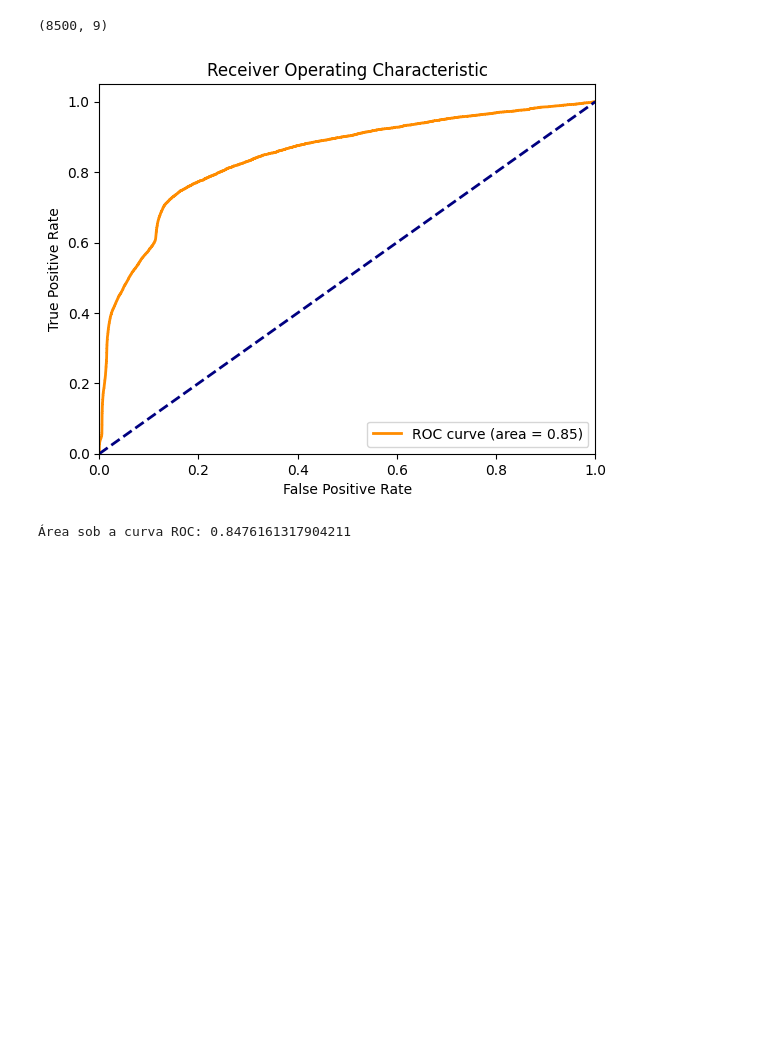
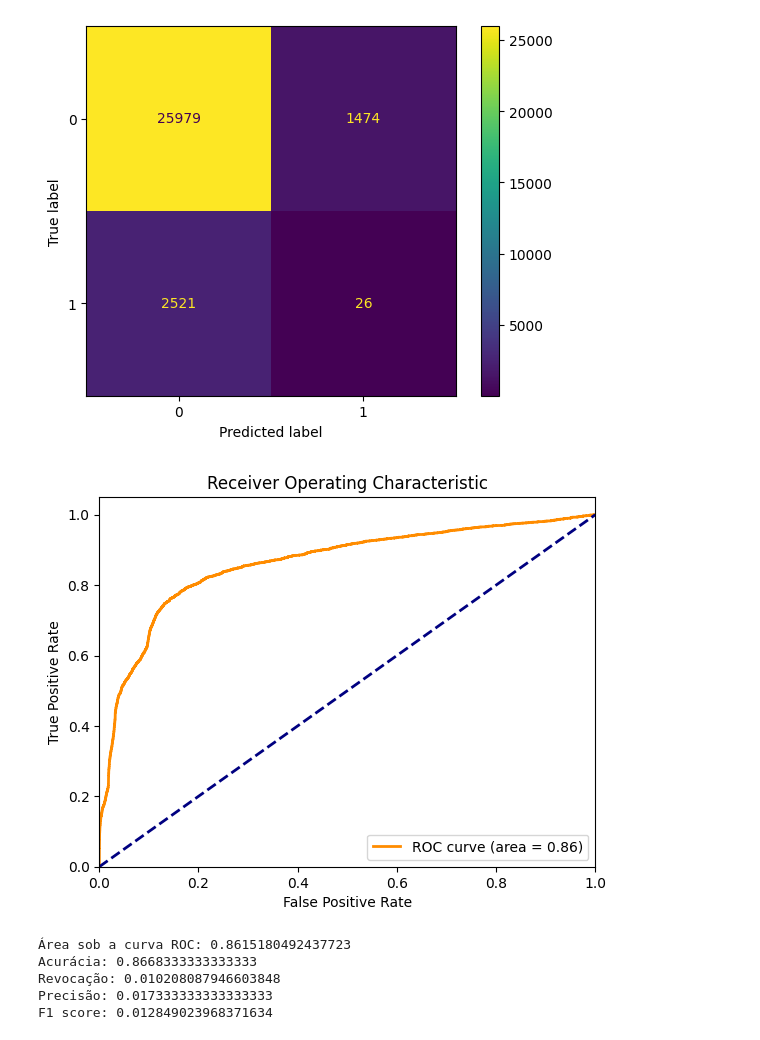
Before and after one commit to Diego397/Machine-Learning-Project, a Jupyter notebook: main.ipynb, the cells around one changed output. Drawn from its saved outputs; the diff is of its cells as text; code cells hidden in the pictures; blank space fills up the shorter version.

```diff
--- a/main.ipynb
+++ b/main.ipynb
@@ -9,20 +10,16 @@ from sklearn.metrics import accuracy_score, recall_score, precision_score, f1_sc
 # %%
 diabetes_dataset = pd.read_csv('diabetes_prediction_dataset.csv')
 
+train_dataset, test_dataset = train_test_split(diabetes_dataset, test_size=0.3, random_state=42)
+
 # Gerar e salvar novo dataset contendo dados negativos
-diabetes_negative = diabetes_dataset.loc[diabetes_dataset['diabetes'] == 0]
-diabetes_negative.to_csv('diabetes_negative.csv', index=False)
-diabetes_negative.shape
+diabetes_negative = train_dataset.loc[diabetes_dataset['diabetes'] == 0]
 
-diabetes_positive = diabetes_dataset.loc[diabetes_dataset['diabetes'] == 1]
-diabetes_positive.to_csv('diabetes_negative.csv', index=False)
-diabetes_positive.shape
+# diabetes_positive = diabetes_dataset.loc[diabetes_dataset['diabetes'] == 1]
-# %% [output]
-(8500, 9)
 # %%
 X_train = diabetes_negative.drop(columns=['diabetes'])
-X_test = diabetes_dataset.drop(columns=['diabetes'])
-y = diabetes_dataset['diabetes']
+X_test = test_dataset.drop(columns=['diabetes'])
+y_test = test_dataset['diabetes']
 
 # Codifica as colunas 'gender', 'smoking_history'
 columns_to_encode = ['gender', 'smoking_history']
@@ -31,52 +28,47 @@ X_test_encoded = pd.get_dummies(X_test, columns=columns_to_encode)
 
 scaler = StandardScaler(with_mean=False)
 scaler.fit(X_train_encoded)
 
 X_train_scaled = scaler.transform(X_train_encoded)
 X_test_scaled = scaler.transform(X_test_encoded)
 
 gmm = GaussianMixture(n_components=50, random_state=42, covariance_type='full')
 gmm.fit(X_train_scaled)
 
 test_scores = gmm.score_samples(X_test_scaled)
 
-# Use o rótulo real dos dados de teste (diabetes) para criar os rótulos binários
-
 # Calcule a curva ROC e a área sob a curva para cada componente
-fpr, tpr, thresholds = roc_curve(y, -test_scores)  # Note the negation of test_scores
+fpr, tpr, thresholds = roc_curve(y_test, -test_scores)  # Note a negação de test_scores
 roc_auc = auc(fpr, tpr)
 
-# # Definir um limite de decisão (você pode ajustar esse limite conforme necessário)
-# threshold = 1  # Exemplo de limite, ajuste conforme necessário
-
-# # Classificar os exemplos como positivos ou negativos com base no limite
-# y_pred = (test_scores < threshold).astype(int)
-
-# Calcule a curva ROC e a área sob a curva para cada componente
-fpr, tpr, thresholds = roc_curve(y, -test_scores)  # Note a negação de test_scores
-
-roc_auc = auc(fpr, tpr)
-
-# accuracy = accuracy_score(y_true, y_pred)
-# recall = recall_score(y_true, y_pred)
-# precision = precision_score(y_true, y_pred)
-# f1 = f1_score(y_true, y_pred)
-# cm = confusion_matrix(y_true, y_pred)
+threshold = np.percentile(-test_scores, 5)
+y_pred = (-test_scores < threshold).astype(int)
+accuracy = accuracy_score(y_test, y_pred)
+recall = recall_score(y_test, y_pred)
+precision = precision_score(y_test, y_pred)
+f1 = f1_score(y_test, y_pred)
+cm = confusion_matrix(y_test, y_pred)
+disp = ConfusionMatrixDisplay(confusion_matrix=cm).plot()
 
 # Plote a curva ROC
 plt.figure()
 plt.plot(fpr, tpr, color='darkorange', lw=2, label='ROC curve (area = %0.2f)' % roc_auc)
 plt.plot([0, 1], [0, 1], color='navy', lw=2, linestyle='--')
 plt.xlim([0.0, 1.0])
 plt.ylim([0.0, 1.05])
 plt.xlabel('False Positive Rate')
 plt.ylabel('True Positive Rate')
 plt.title('Receiver Operating Characteristic')
 plt.legend(loc='lower right')
 plt.show()
 
 print('Área sob a curva ROC:', roc_auc)
-# print(f"Acurácia: {accuracy} \nRevocação: {recall} \nPrecisão: {precision} \nF1 score: {f1}")
+print(f"Acurácia: {accuracy} \nRevocação: {recall} \nPrecisão: {precision} \nF1 score: {f1}")
 # %% [output]
-[figure, old version]
+[figure, new version]
+[figure, added]
-Área sob a curva ROC: 0.8476161317904211
+Área sob a curva ROC: 0.8615180492437723
+Acurácia: 0.8668333333333333
+Revocação: 0.010208087946603848
+Precisão: 0.017333333333333333
+F1 score: 0.012849023968371634
```
Also changed, not shown: parts of 1 cell of this notebook, 1 other file.
